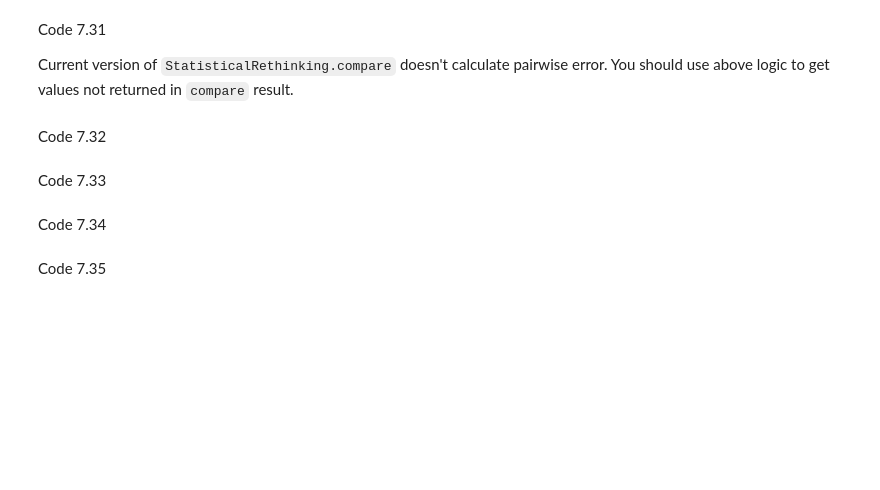
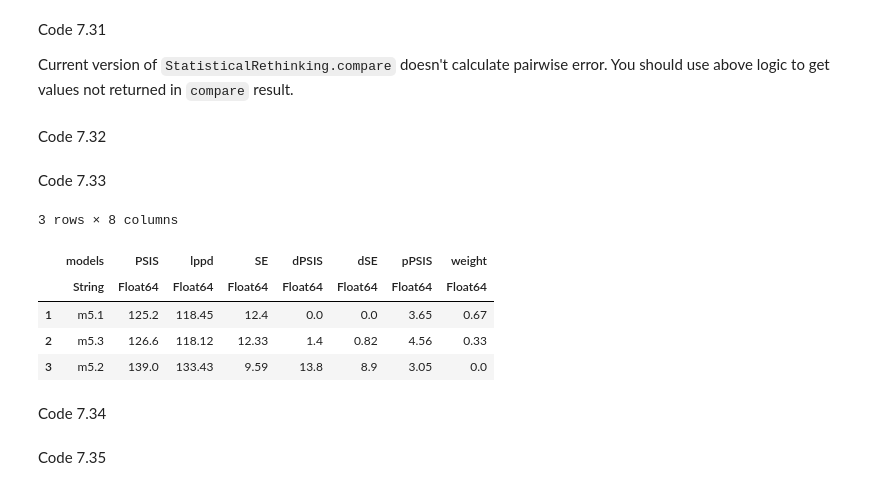
Before and after one commit to Shmuma/rethinking-2ed-julia, a Jupyter notebook: 07-Chapter 7. Ulysses' Compass.ipynb, the cells around one changed output. Drawn from its saved outputs; the diff is of its cells as text; code cells hidden in the pictures; blank space fills up the shorter version.

```diff
--- a/07-Chapter 7. Ulysses' Compass.ipynb
+++ b/07-Chapter 7. Ulysses' Compass.ipynb
@@ -663,8 +664,14 @@ m5_3_ll = hcat(m5_3_ll...);
 # %% [markdown]
 Code 7.33
 # %%
-# TODO
-#compare([m5_1_ll, m5_2_ll, m5_3_ll], :psis)
+compare([m5_1_ll, m5_2_ll, m5_3_ll], :psis, mnames=["m5.1", "m5.2", "m5.3"])
+# %% [output]
+3 rows × 8 columns
+|  | models | PSIS | lppd | SE | dPSIS | dSE | pPSIS | weight |
+|  | String | Float64 | Float64 | Float64 | Float64 | Float64 | Float64 | Float64 |
+| 1 | m5.1 | 125.2 | 118.45 | 12.4 | 0.0 | 0.0 | 3.65 | 0.67 |
+| 2 | m5.3 | 126.6 | 118.12 | 12.33 | 1.4 | 0.82 | 4.56 | 0.33 |
+| 3 | m5.2 | 139.0 | 133.43 | 9.59 | 13.8 | 8.9 | 3.05 | 0.0 |
 # %% [markdown]
 Code 7.34
 # %%
```
Also changed, not shown: parts of 4 cells of this notebook, 3 other files.
